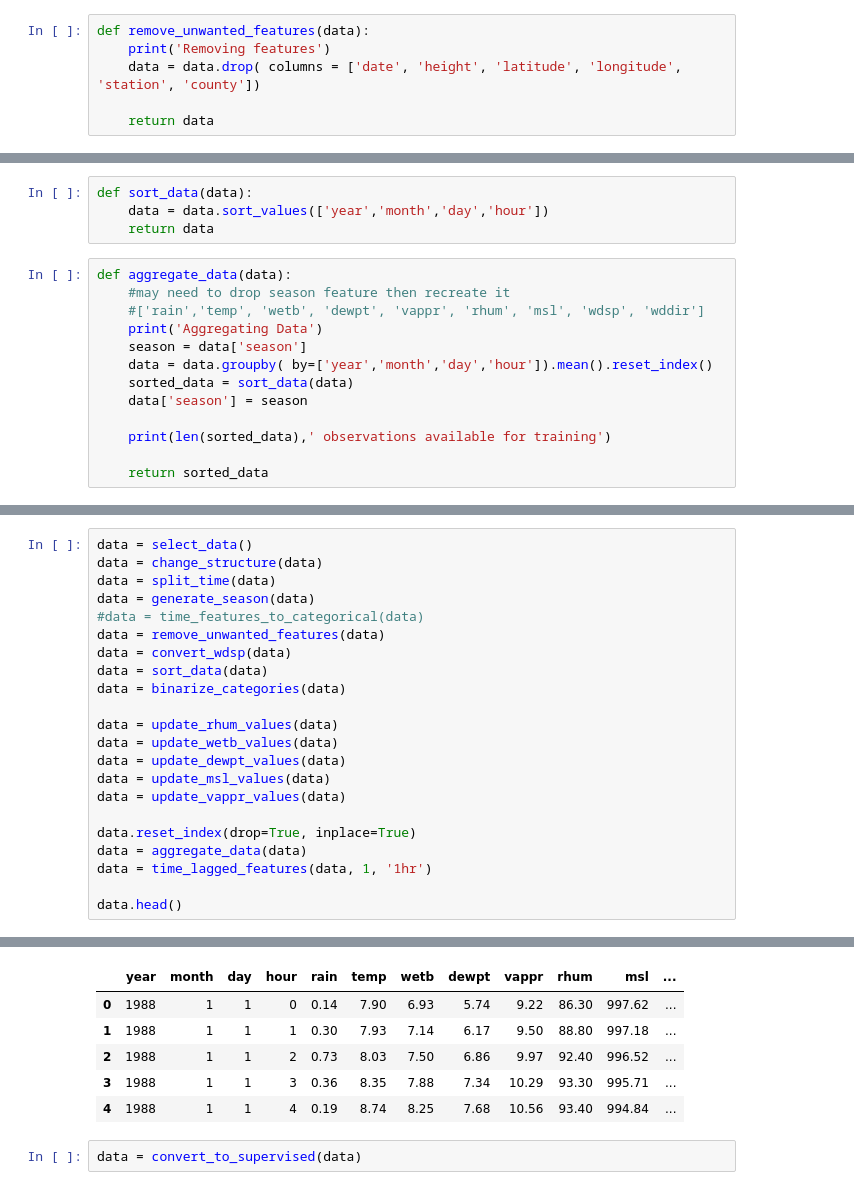
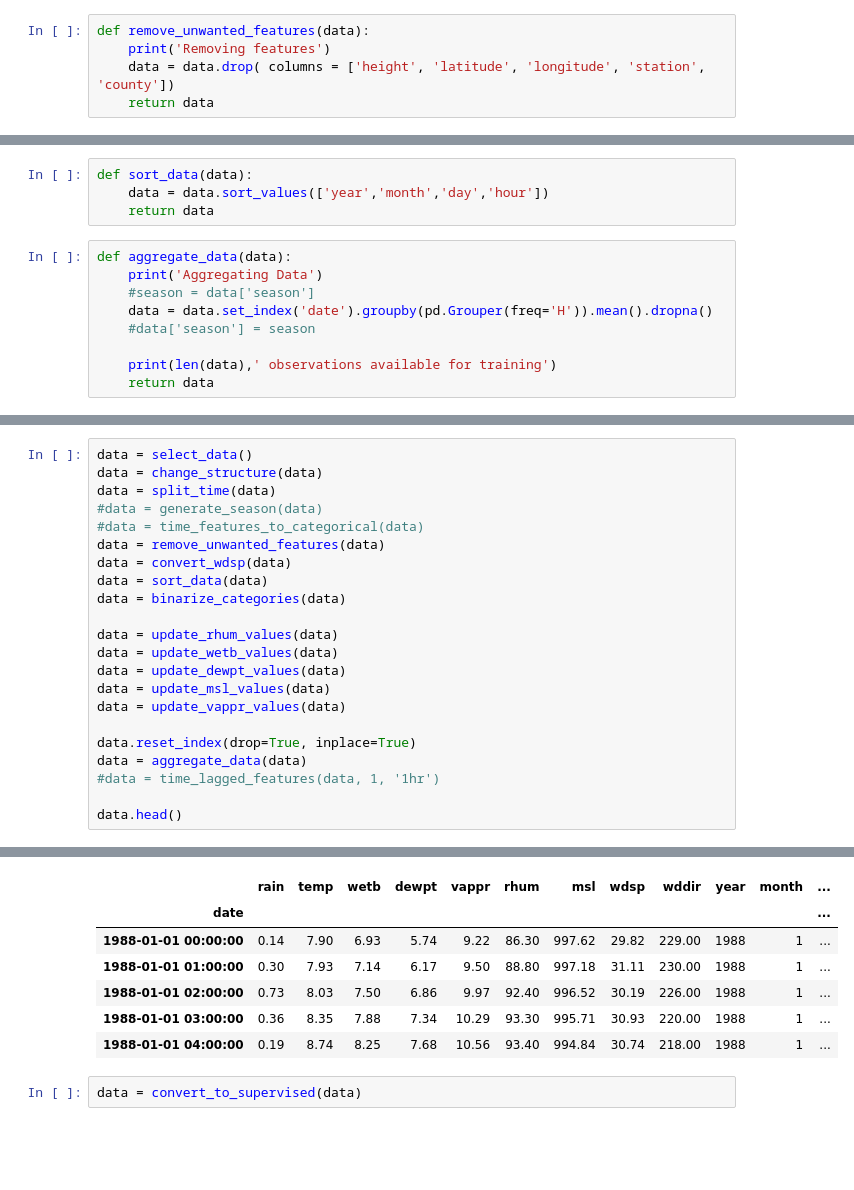
Before and after one commit to GsProjects/Thesis, a Jupyter notebook: Code/LSTM Country Prediction.ipynb, the cells around one changed output, grey strips where cells are left out. Drawn from its saved outputs; the diff is of its cells as text; blank space fills up the shorter version.

```diff
--- a/Code/LSTM Country Prediction.ipynb
+++ b/Code/LSTM Country Prediction.ipynb
@@ -148,8 +157,7 @@ def delete_original_categories(categorical_columns, data):
 # %%
 def remove_unwanted_features(data):
     print('Removing features')
-    data = data.drop( columns = ['date', 'height', 'latitude', 'longitude', 'station', 'county'])
-
+    data = data.drop( columns = ['height', 'latitude', 'longitude', 'station', 'county'])
     return data
 # %%
 def time_lagged_features(data, shift_freq, shift_name):
@@ -179,17 +187,13 @@ def sort_data(data):
     return data
 # %%
 def aggregate_data(data):
-    #may need to drop season feature then recreate it
-    #['rain','temp', 'wetb', 'dewpt', 'vappr', 'rhum', 'msl', 'wdsp', 'wddir']
     print('Aggregating Data')
-    season = data['season']
-    data = data.groupby( by=['year','month','day','hour']).mean().reset_index()
-    sorted_data = sort_data(data)
-    data['season'] = season
+    #season = data['season']
+    data = data.set_index('date').groupby(pd.Grouper(freq='H')).mean().dropna()
+    #data['season'] = season
 
-    print(len(sorted_data),' observations available for training')
-
-    return sorted_data
+    print(len(data),' observations available for training')
+    return data
 # %%
 def convert_to_supervised(data):
     temp = data
@@ -282,7 +303,7 @@ def test_lstm(test_model, Xtest, Ytest, scaler):
 data = select_data()
 data = change_structure(data)
 data = split_time(data)
-data = generate_season(data)
+#data = generate_season(data)
 #data = time_features_to_categorical(data)
 data = remove_unwanted_features(data)
 data = convert_wdsp(data)
@@ -297,7 +318,7 @@ data = update_vappr_values(data)
 
 data.reset_index(drop=True, inplace=True)
 data = aggregate_data(data)
-data = time_lagged_features(data, 1, '1hr')
+#data = time_lagged_features(data, 1, '1hr')
 
 data.head()
 # %% [output]
@@ -317,9 +336,10 @@ Generating time lagged features
-|  | year | month | day | hour | rain | temp | wetb | dewpt | vappr | rhum | msl | ... |
-| 0 | 1988 | 1 | 1 | 0 | 0.14 | 7.90 | 6.93 | 5.74 | 9.22 | 86.30 | 997.62 | ... |
-| 1 | 1988 | 1 | 1 | 1 | 0.30 | 7.93 | 7.14 | 6.17 | 9.50 | 88.80 | 997.18 | ... |
-| 2 | 1988 | 1 | 1 | 2 | 0.73 | 8.03 | 7.50 | 6.86 | 9.97 | 92.40 | 996.52 | ... |
-| 3 | 1988 | 1 | 1 | 3 | 0.36 | 8.35 | 7.88 | 7.34 | 10.29 | 93.30 | 995.71 | ... |
-| 4 | 1988 | 1 | 1 | 4 | 0.19 | 8.74 | 8.25 | 7.68 | 10.56 | 93.40 | 994.84 | ... |
+|  | rain | temp | wetb | dewpt | vappr | rhum | msl | wdsp | wddir | year | month | ... |
+| date |  |  |  |  |  |  |  |  |  |  |  | ... |
+| 1988-01-01 00:00:00 | 0.14 | 7.90 | 6.93 | 5.74 | 9.22 | 86.30 | 997.62 | 29.82 | 229.00 | 1988 | 1 | ... |
+| 1988-01-01 01:00:00 | 0.30 | 7.93 | 7.14 | 6.17 | 9.50 | 88.80 | 997.18 | 31.11 | 230.00 | 1988 | 1 | ... |
+| 1988-01-01 02:00:00 | 0.73 | 8.03 | 7.50 | 6.86 | 9.97 | 92.40 | 996.52 | 30.19 | 226.00 | 1988 | 1 | ... |
+| 1988-01-01 03:00:00 | 0.36 | 8.35 | 7.88 | 7.34 | 10.29 | 93.30 | 995.71 | 30.93 | 220.00 | 1988 | 1 | ... |
+| 1988-01-01 04:00:00 | 0.19 | 8.74 | 8.25 | 7.68 | 10.56 | 93.40 | 994.84 | 30.74 | 218.00 | 1988 | 1 | ... |
 # %%
 data = convert_to_supervised(data)
 # %%
```
Also changed, not shown: parts of 21 cells of this notebook.
